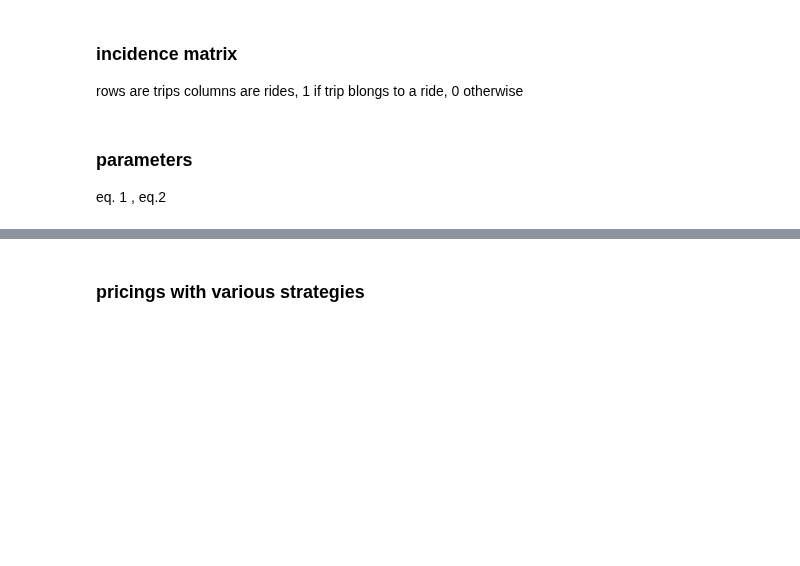
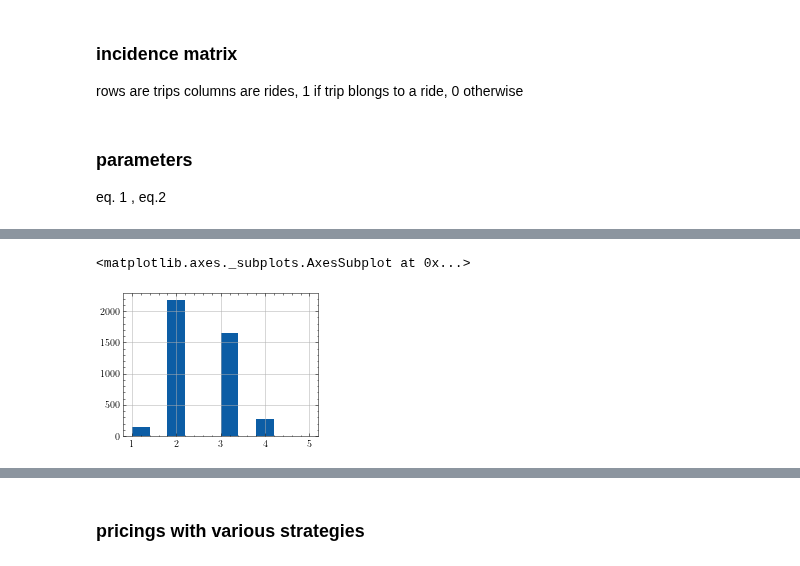
Before and after one commit to RafalKucharskiPK/ExMAS, a Jupyter notebook: ExMAS/spinoffs/game/pricings_showcase.ipynb, the cells around one changed output, grey strips where cells are left out. Saved outputs shown, nothing was run; the diff lists cells and outputs as text; code cells hidden in the pictures; blank space fills up the shorter version.

```diff
--- a/ExMAS/spinoffs/game/pricings_showcase.ipynb
+++ b/ExMAS/spinoffs/game/pricings_showcase.ipynb
@@ -65,0 +89,9 @@ inData = games.prepare_PoA(inData)
+# %%
+plt.style.use(['science'])
+os.environ["PATH"] += os.pathsep + '/Library/TeX/texbin'
+colors = plt.rcParams['axes.prop_cycle'].by_key()['color']
+# %%
+inData.sblts.rides_multi_index.degree.hist()
+# %% [output]
+<matplotlib.axes._subplots.AxesSubplot at 0x...>
+[figure, added]
```
Also changed, not shown: parts of 5 cells of this notebook, 7 other files.
